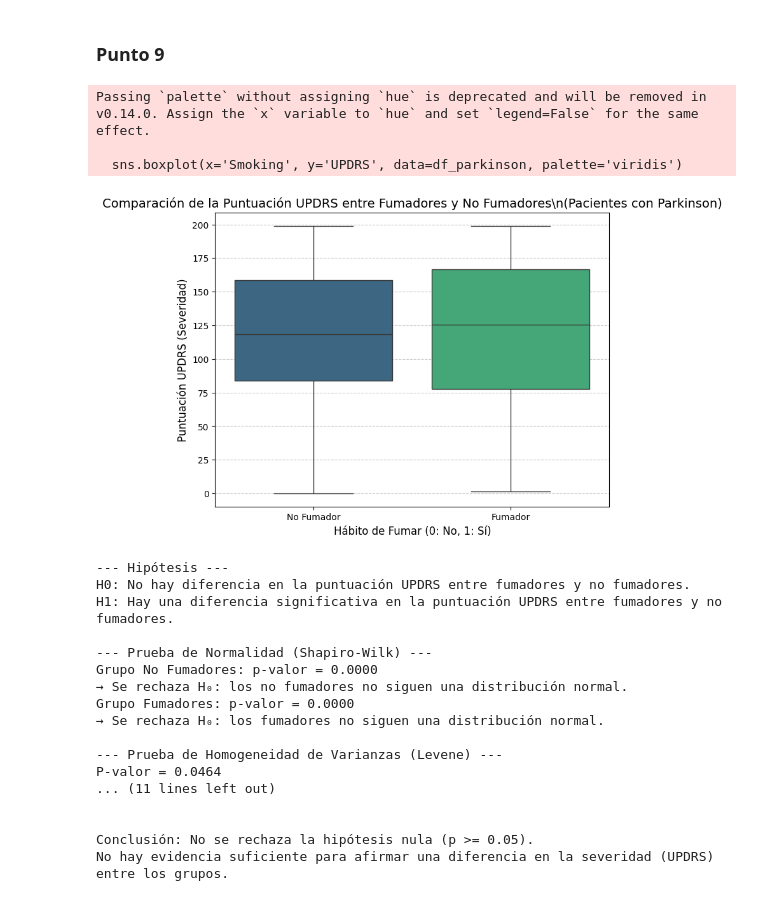
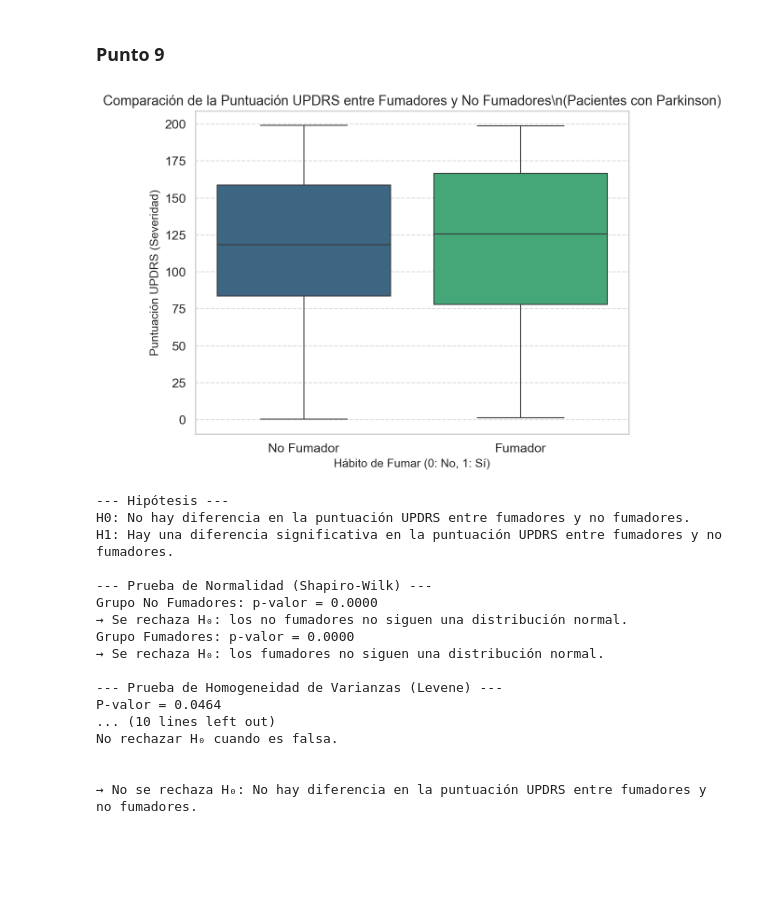
Before and after one commit to Lmarvq/Proyecto-1, a Jupyter notebook: Proyecto_1.ipynb, the cells around one changed output. Saved outputs shown, nothing was run; the diff lists cells and outputs as text; code cells hidden in the pictures; blank space fills up the shorter version.

```diff
--- a/Proyecto_1.ipynb
+++ b/Proyecto_1.ipynb
@@ -1736,21 +1681,14 @@ No hay evidencia de una diferencia estadísticamente significativa en las distri
 # %% [markdown]
 ### **<span>Punto 9</span>**
 # %%
-import pandas as pd
-import seaborn as sns
-import matplotlib.pyplot as plt
-
-# Cargar los datos
-df = pd.read_csv('parkinsons_disease_data.csv')
-
 # Filtrar solo los pacientes con diagnóstico de Parkinson
-df_parkinson = df[df['Diagnosis'] == 1].copy()
+df_parkinson = df_csv[df_csv['Diagnosis'] == 1]
 
 # ---------------------------------------------------
 # 1. Boxplot de UPDRS por hábito de fumar
 # ---------------------------------------------------
 plt.figure(figsize=(8, 6))
-sns.boxplot(x='Smoking', y='UPDRS', data=df_parkinson, palette='viridis')
+sns.boxplot(x='Smoking', y='UPDRS', hue='Smoking', data=df_parkinson, palette='viridis', legend=False)
 plt.title('Comparación de la Puntuación UPDRS entre Fumadores y No Fumadores\\n(Pacientes con Parkinson)', fontsize=14)
 plt.xlabel('Hábito de Fumar (0: No, 1: Sí)', fontsize=12)
 plt.ylabel('Puntuación UPDRS (Severidad)', fontsize=12)
@@ -1767,7 +1705,6 @@ H1: Hay una diferencia significativa en la puntuación UPDRS entre fumadores y n
 # ---------------------------------------------------
 # 3. Pruebas de supuestos
 # ---------------------------------------------------
-from scipy import stats
 
 # Separar los datos de UPDRS para cada grupo (usando el dataframe ya filtrado)
 updrs_no_fumadores = df_parkinson[df_parkinson['Smoking'] == 0]['UPDRS']
@@ -1793,55 +1730,50 @@ else:
 levene_test = stats.levene(updrs_no_fumadores, updrs_fumadores)
 print("\n--- Prueba de Homogeneidad de Varianzas (Levene) ---")
 print(f"P-valor = {levene_test.pvalue:.4f}")
 if levene_test.pvalue > 0.05:
     print("→ No se rechaza H₀: se asume homogeneidad de varianzas.")
 else:
     print("→ Se rechaza H₀: no hay homogeneidad de varianzas (cuidado con el supuesto).")
 
 # ---------------------------------------------------
 # 4. Prueba U de Mann-Whitney
 # ---------------------------------------------------
 
 u_stat, p_valor = stats.mannwhitneyu(updrs_fumadores, updrs_no_fumadores, alternative='two-sided')
 
 print("\\n--- Resultados de la Prueba U de Mann-Whitney ---")
 print(f"Estadístico U: {u_stat:.4f}")
 print(f"P-valor: {p_valor:.4f}")
 # ---------------------------------------------------
 # 5. Nivel de significancia
 # ---------------------------------------------------
 alpha = 0.05
 print(f"\nNivel de significancia establecido: α = {alpha}\n")
 print("Error tipo 1:Concluir que fumar afecta la severidad del Parkinson cuando en realidad no lo hace \nRechazar H₀ cuando es verdadera.")
 print("Error tipo 2:No detectar un efecto real del hábito de fumar en la severidad del Parkinson \nNo rechazar H₀ cuando es falsa.\n")
 # ---------------------------------------------------
 # 6. Interpretación de resultados
 # ---------------------------------------------------
 if p_valor < 0.05:
-    print("\nConclusión: Se rechaza la hipótesis nula (p < 0.05).")
-    print("Existe una diferencia estadísticamente significativa en la severidad (UPDRS) entre fumadores y no fumadores.")
+    print("\nSe rechaza H₀: Hay una diferencia significativa en la puntuación UPDRS entre fumadores y no fumadores")
 else:
-    print("\nConclusión: No se rechaza la hipótesis nula (p >= 0.05).")
-    print("No hay evidencia suficiente para afirmar una diferencia en la severidad (UPDRS) entre los grupos.")
+    print("\n→ No se rechaza H₀: No hay diferencia en la puntuación UPDRS entre fumadores y no fumadores.")
 # %% [output]
+[figure, new version]
-Passing `palette` without assigning `hue` is deprecated and will be removed in v0.14.0. Assign the `x` variable to `hue` and set `legend=False` for the same effect.
+--- Hipótesis ---
+H0: No hay diferencia en la puntuación UPDRS entre fumadores y no fumadores.
+H1: Hay una diferencia significativa en la puntuación UPDRS entre fumadores y no fumadores.
 
-  sns.boxplot(x='Smoking', y='UPDRS', data=df_parkinson, palette='viridis')
+--- Prueba de Normalidad (Shapiro-Wilk) ---
+Grupo No Fumadores: p-valor = 0.0000
+→ Se rechaza H₀: los no fumadores no siguen una distribución normal.
+Grupo Fumadores: p-valor = 0.0000
+→ Se rechaza H₀: los fumadores no siguen una distribución normal.
+
+--- Prueba de Homogeneidad de Varianzas (Levene) ---
+P-valor = 0.0464
+... (10 lines left out)
+No rechazar H₀ cuando es falsa.
+
+
+→ No se rechaza H₀: No hay diferencia en la puntuación UPDRS entre fumadores y no fumadores.
-[figure, old version]
---- Hipótesis ---
-H0: No hay diferencia en la puntuación UPDRS entre fumadores y no fumadores.
-H1: Hay una diferencia significativa en la puntuación UPDRS entre fumadores y no fumadores.
-
---- Prueba de Normalidad (Shapiro-Wilk) ---
-Grupo No Fumadores: p-valor = 0.0000
-→ Se rechaza H₀: los no fumadores no siguen una distribución normal.
-Grupo Fumadores: p-valor = 0.0000
-→ Se rechaza H₀: los fumadores no siguen una distribución normal.
-
---- Prueba de Homogeneidad de Varianzas (Levene) ---
-P-valor = 0.0464
-... (11 lines left out)
-
-
-Conclusión: No se rechaza la hipótesis nula (p >= 0.05).
-No hay evidencia suficiente para afirmar una diferencia en la severidad (UPDRS) entre los grupos.
```
Also changed, not shown: parts of 4 cells of this notebook, 1 other file.
